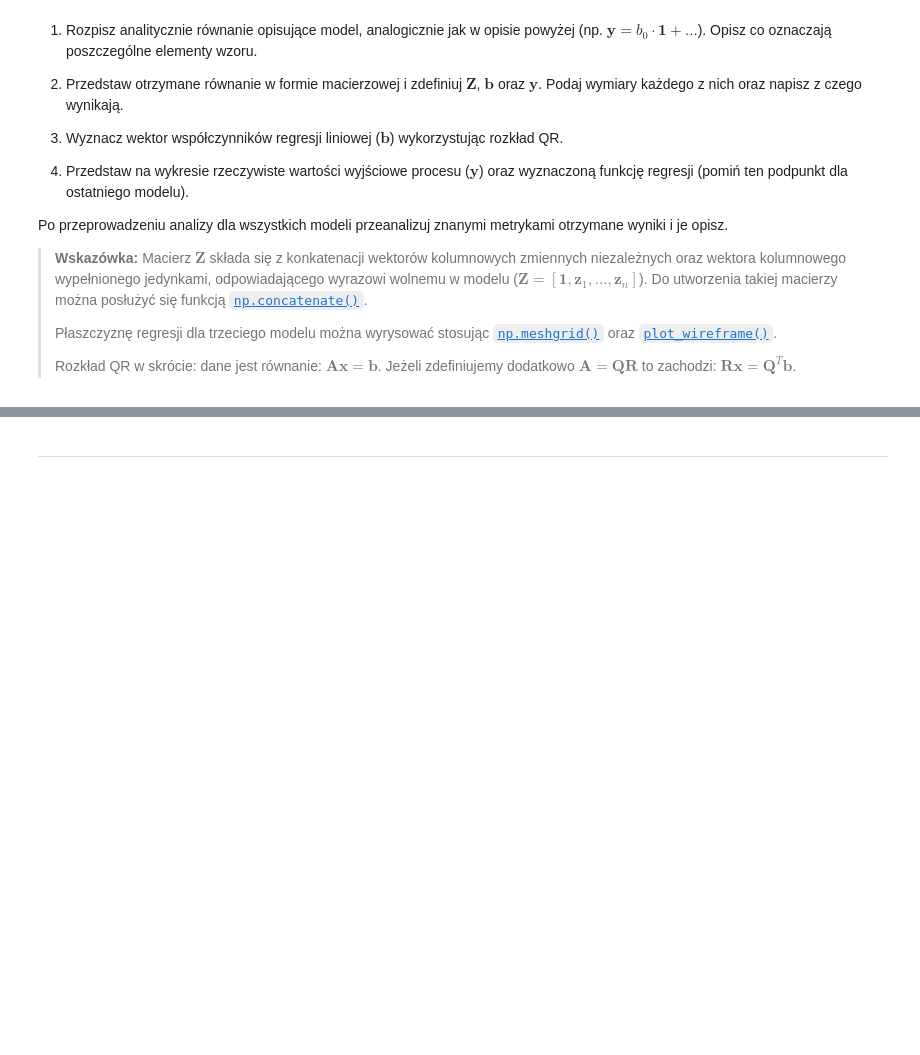
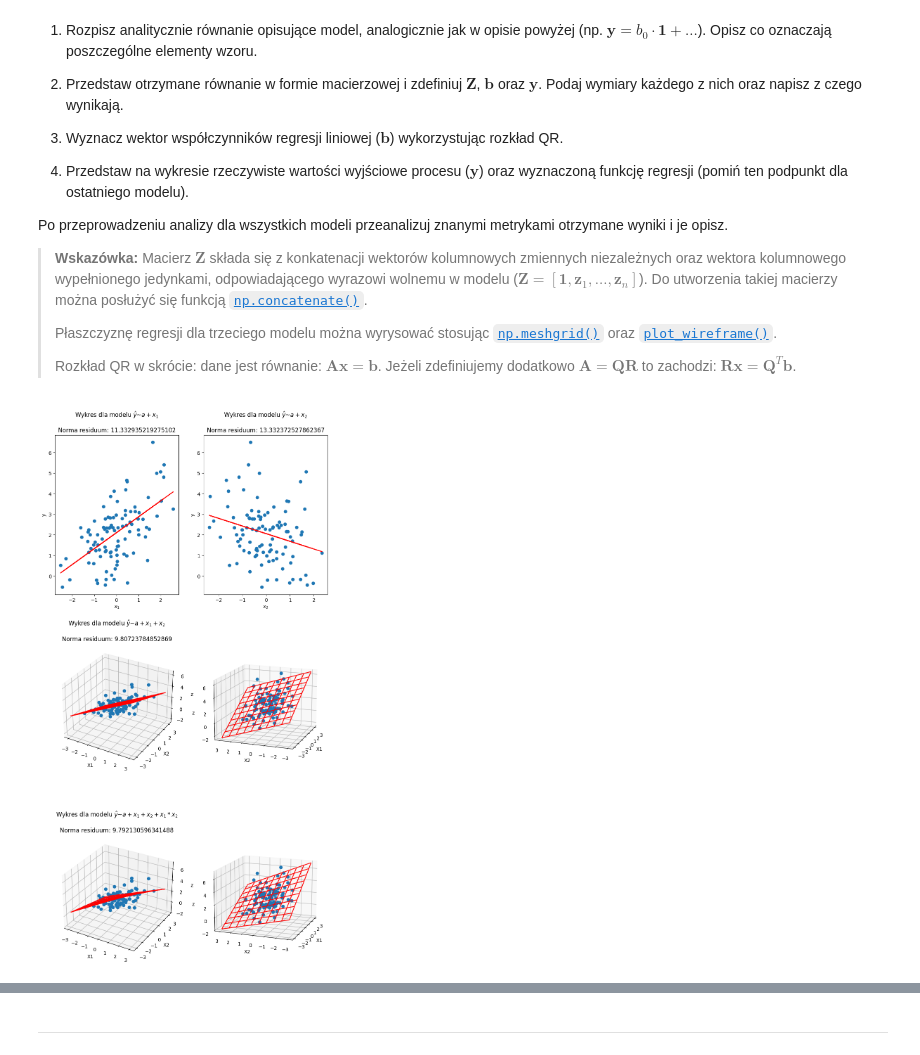
Before and after one commit to MN-KJ-2025/lab-5-r-wnania-m-x-n-CarlosC602, a Jupyter notebook: sprawozdanie.ipynb, the cells around one changed output, grey strips where cells are left out. Cells and saved outputs as stored; diff of their text form; code cells hidden in the pictures; blank space fills up the shorter version.

```diff
--- a/sprawozdanie.ipynb
+++ b/sprawozdanie.ipynb
@@ -314,0 +392,76 @@ Po przeprowadzeniu analizy dla wszystkich modeli przeanalizuj znanymi metrykami
+# %%
+mu, sigma = 0, 1
+x1 = np.random.normal(mu, sigma, size=(100,1))
+x2 = np.random.normal(mu, sigma, size=(100,1))
+E = np.random.normal(mu, sigma, size=(100,1))
+
+y = 2 + x1 - 0.5*x2 + E
+
+ones = np.ones([100, 1])
+first = np.concatenate([ones, x1], 1)
+second = np.concatenate([ones, x2], 1)
+third = np.concatenate([ones, x1, x2], 1)
+fourth = np.concatenate([ones, x1, x2, x1 * x2], 1)
+fig = plt.figure(figsize=(10,20))
+ax0 = fig.add_subplot(3, 2, 1)
+ax1 = fig.add_subplot(3, 2, 2)
+ax2 = fig.add_subplot(3, 2, 3, projection='3d')
+ax3 = fig.add_subplot(3, 2, 4, projection='3d')
+ax4 = fig.add_subplot(3, 2, 5, projection='3d')
+ax5 = fig.add_subplot(3, 2, 6, projection='3d')
+
+# (1)
+Q, R = np.linalg.qr(first)
+y_q = Q.T @ y
+11
+a = sp.linalg.solve_triangular(R, y_q)
+Y_first = a[0] + a[1] * x1
+norm_first = main.residual_norm(first, a.flatten(), y.flatten())
+ax0.plot(x1, y, 'o')
+ax0.plot(x1, Y_first, 'r')
+ax0.set(title=r'Wykres dla modelu $\hat{y}$~$a+x_1$' + '\n\nNorma residuum: {0}'.format(norm_first), xlabel='$x_1$', ylabel='y')
+
+# (2)
+Q, R = np.linalg.qr(second)
+y_q = Q.T @ y
+a = sp.linalg.solve_triangular(R, y_q)
+Y_second = a[0] + a[1] * x2
+norm_second = main.residual_norm(second, a.flatten(), y.flatten())
+ax1.plot(x2, y, 'o')
+ax1.plot(x2, Y_second, 'r')
+ax1.set(title=r'Wykres dla modelu $\hat{y}$~$a+x_2$' + '\n\nNorma residuum: {0}'.format(norm_second), xlabel='$x_2$', ylabel='y')
+
+# (3)
+Q, R = np.linalg.qr(third)
+y_q = Q.T @ y
+a = sp.linalg.solve_triangular(R, y_q)
+X_ax, Y_ax = np.meshgrid(np.linspace(-3, 3, 10), np.linspace(-3, 3, 10))
+Z_third = a[0] + a[1] * X_ax + a[2] * Y_ax
+norm_third = main.residual_norm(third, a.flatten(), y.flatten())
+ax2.plot(x1, x2, y, 'o')
+ax2.plot_wireframe(X_ax, Y_ax, Z_third, color='r')
+ax2.set(title=r'Wykres dla modelu $\hat{y}$~$a+x_1+x_2$' + '\n\nNorma residuum: {0}'.format(norm_third))
+ax2.set(xlabel='X1', ylabel='X2', zlabel='z')
+ax3.plot(x1, x2, y, 'o')
+ax3.plot_wireframe(X_ax, Y_ax, Z_third, color='r')
+ax3.view_init(15, 200, 0)
+ax3.set(xlabel='X1', ylabel='X2', zlabel='z')
+
+# (4)
+Q, R = np.linalg.qr(fourth)
+y_q = Q.T @ y
+a = sp.linalg.solve_triangular(R, y_q)
+X_ax, Y_ax = np.meshgrid(np.linspace(-3, 3, 10), np.linspace(-3, 3, 10))
+Z_fourth = a[0] + a[1] * X_ax + a[2] * Y_ax + a[3] * X_ax * Y_ax
+norm_fourth = main.residual_norm(fourth, a.flatten(), y.flatten())
+ax4.plot(x1, x2, y, 'o')
+ax4.plot_wireframe(X_ax, Y_ax, Z_fourth, color='r')
+ax4.set(title=r'Wykres dla modelu $\hat{y}$~$a+x_1+x_2+x_1*x_2$' + '\n\nNorma residuum: {0}'.format(norm_fourth))
+ax4.set(xlabel='X1', ylabel='X2', zlabel='z')
+ax5.plot(x1, x2, y, 'o')
+ax5.plot_wireframe(X_ax, Y_ax, Z_fourth, color='r')
+ax5.view_init(15, 200, 0)
+ax5.set(xlabel='X1', ylabel='X2', zlabel='z')
+plt.show()
+# %% [output]
+[figure, added]
```
Also changed, not shown: parts of 11 cells of this notebook, 1 other file.
